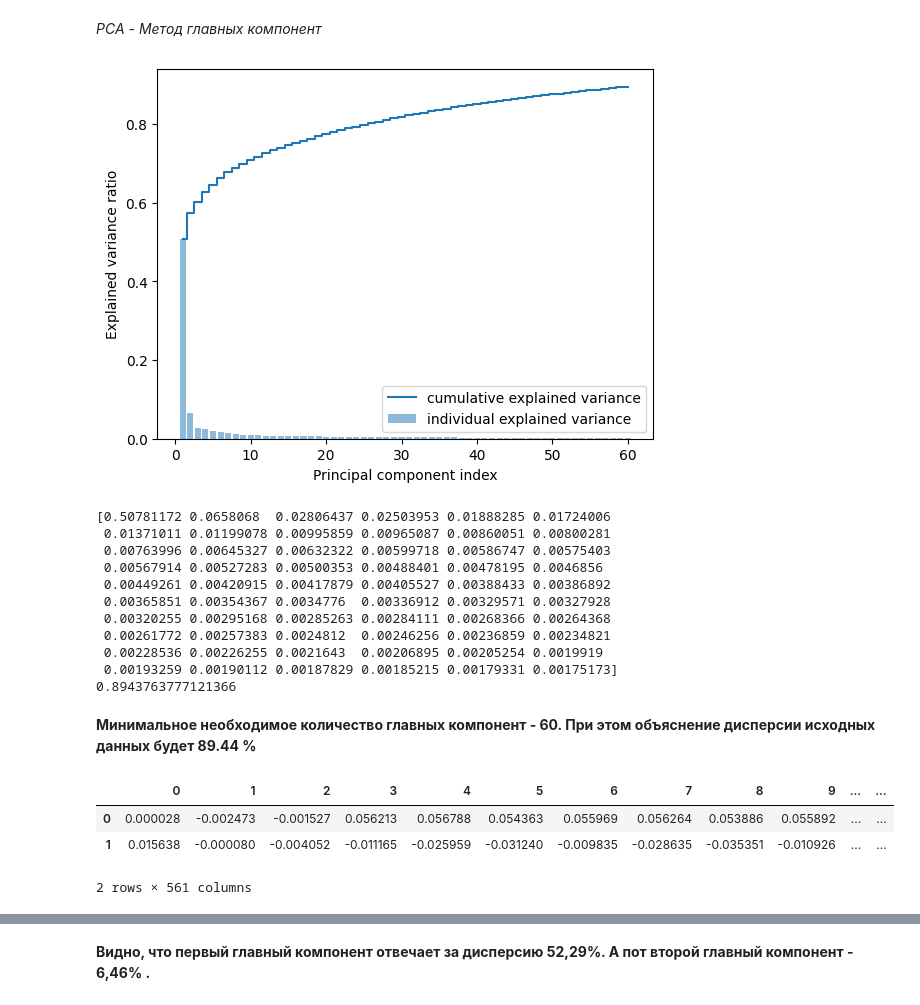
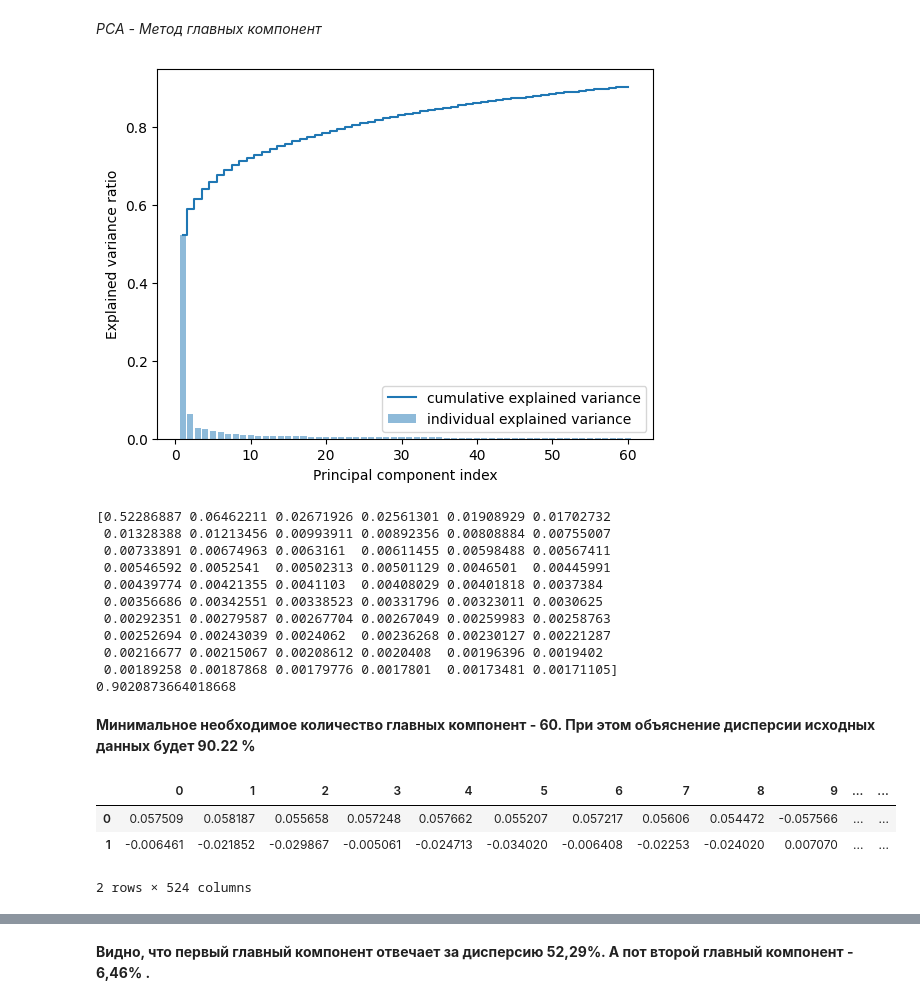
Before and after one commit to W1llAnn/1tdata-homework, a Jupyter notebook: 2.5 - homework PRO.ipynb, the cells around one changed output, grey strips where cells are left out. Saved outputs shown, nothing was run; the diff lists cells and outputs as text; code cells hidden in the pictures.

```diff
--- a/2.5 - homework PRO.ipynb
+++ b/2.5 - homework PRO.ipynb
@@ -89,50 +103,50 @@ shape of data: (7352, 524)
 # %% [markdown]
 *PCA - Метод главных компонент*
 # %%
-features_norm = StandardScaler().fit_transform(df)
+features_norm = StandardScaler().fit_transform(df_var)
 # %%
-pca = PCA(n_components = 60)
-pca.fit(features_norm)
-var_exp = pca.explained_variance_ratio_
+pca_60 = PCA(n_components = 60)
+pca_60.fit(features_norm)
+var_exp = pca_60.explained_variance_ratio_
 cum_var_exp = np.cumsum(var_exp)
 
 plt.bar(range(1, 61), var_exp, alpha=0.5,
         align='center', label='individual explained variance')
 plt.step(range(1, 61), cum_var_exp, where='mid',
          label='cumulative explained variance')
 plt.ylabel('Explained variance ratio')
 plt.xlabel('Principal component index')
 plt.legend(loc='best')
 plt.show()
 # %% [output]
-[figure, old version]
+[figure, new version]
 # %%
 print(var_exp)
 print(sum(var_exp))
 # %% [output]
-[0.50781172 0.0658068  0.02806437 0.02503953 0.01888285 0.01724006
- 0.01371011 0.01199078 0.00995859 0.00965087 0.00860051 0.00800281
- 0.00763996 0.00645327 0.00632322 0.00599718 0.00586747 0.00575403
- 0.00567914 0.00527283 0.00500353 0.00488401 0.00478195 0.0046856
- 0.00449261 0.00420915 0.00417879 0.00405527 0.00388433 0.00386892
- 0.00365851 0.00354367 0.0034776  0.00336912 0.00329571 0.00327928
- 0.00320255 0.00295168 0.00285263 0.00284111 0.00268366 0.00264368
- 0.00261772 0.00257383 0.0024812  0.00246256 0.00236859 0.00234821
- 0.00228536 0.00226255 0.0021643  0.00206895 0.00205254 0.0019919
- 0.00193259 0.00190112 0.00187829 0.00185215 0.00179331 0.00175173]
-0.8943763777121366
+[0.52286887 0.06462211 0.02671926 0.02561301 0.01908929 0.01702732
+ 0.01328388 0.01213456 0.00993911 0.00892356 0.00808884 0.00755007
+ 0.00733891 0.00674963 0.0063161  0.00611455 0.00598488 0.00567411
+ 0.00546592 0.0052541  0.00502313 0.00501129 0.0046501  0.00445991
+ 0.00439774 0.00421355 0.0041103  0.00408029 0.00401818 0.0037384
+ 0.00356686 0.00342551 0.00338523 0.00331796 0.00323011 0.0030625
+ 0.00292351 0.00279587 0.00267704 0.00267049 0.00259983 0.00258763
+ 0.00252694 0.00243039 0.0024062  0.00236268 0.00230127 0.00221287
+ 0.00216677 0.00215067 0.00208612 0.0020408  0.00196396 0.0019402
+ 0.00189258 0.00187868 0.00179776 0.0017801  0.00173481 0.00171105]
+0.9020873664018668
 # %% [markdown]
-**Минимальное необходимое количество главных компонент - 60. При этом объяснение дисперсии исходных данных будет 89.44 %**
+**Минимальное необходимое количество главных компонент - 60. При этом объяснение дисперсии исходных данных будет 90.22 %**
 # %%
-pca = PCA(n_components = 2)
-features_reduced = pca.fit_transform(features_norm)
+pca_2 = PCA(n_components = 2)
+features_reduced = pca_2.fit_transform(features_norm)
 
-pd.DataFrame(pca.components_)
+pd.DataFrame(pca_2.components_)
 # %% [output]
 |  | 0 | 1 | 2 | 3 | 4 | 5 | 6 | 7 | 8 | 9 | ... | ... |
-| 0 | 0.000028 | -0.002473 | -0.001527 | 0.056213 | 0.056788 | 0.054363 | 0.055969 | 0.056264 | 0.053886 | 0.055892 | ... | ... |
-| 1 | 0.015638 | -0.000080 | -0.004052 | -0.011165 | -0.025959 | -0.031240 | -0.009835 | -0.028635 | -0.035351 | -0.010926 | ... | ... |
+| 0 | 0.057509 | 0.058187 | 0.055658 | 0.057248 | 0.057662 | 0.055207 | 0.057217 | 0.05606 | 0.054472 | -0.057566 | ... | ... |
+| 1 | -0.006461 | -0.021852 | -0.029867 | -0.005061 | -0.024713 | -0.034020 | -0.006408 | -0.02253 | -0.024020 | 0.007070 | ... | ... |
-2 rows × 561 columns
+2 rows × 524 columns
 # %%
 pd.DataFrame(features_reduced).corr()
 # %% [output]
```
Also changed, not shown: parts of 18 cells of this notebook, 1 other file.
